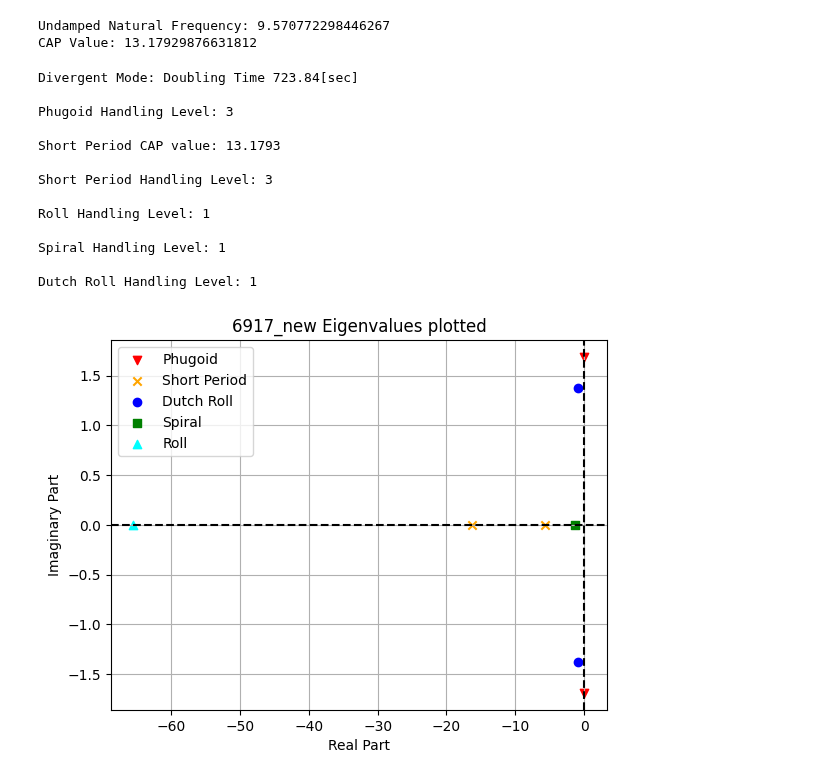
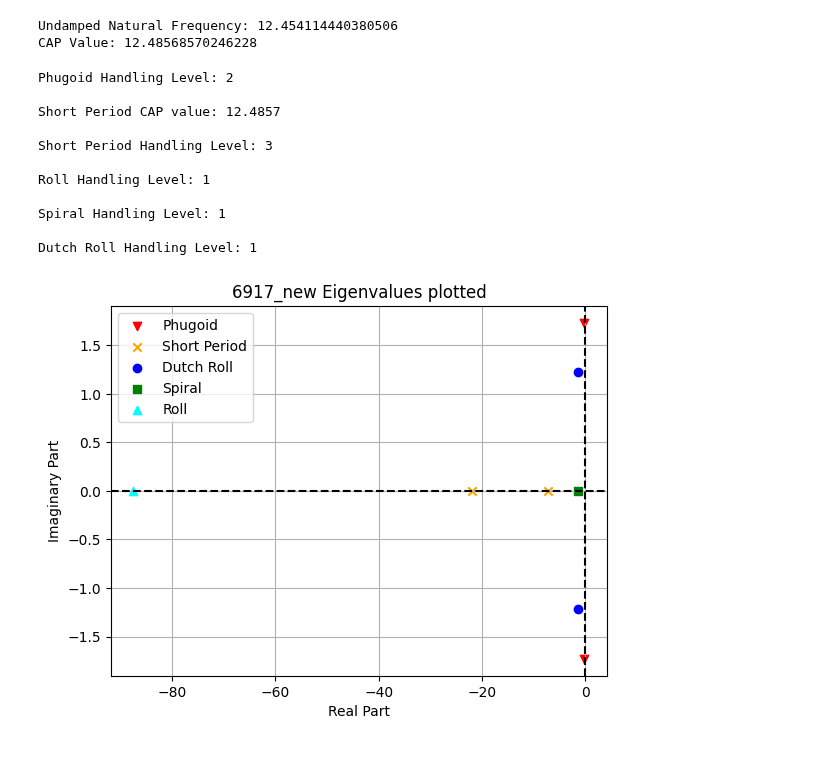
Before and after one commit to EricMLarsen/Spring_2024, a Jupyter notebook: Dynamics of Atmospheric Flight/Project_PartIV/EigenValue_Project_PartIV.ipynb, the cells around one changed output. Cells and saved outputs as stored; diff of their text form; code cells hidden in the pictures.

```diff
--- a/Dynamics of Atmospheric Flight/Project_PartIV/EigenValue_Project_PartIV.ipynb
+++ b/Dynamics of Atmospheric Flight/Project_PartIV/EigenValue_Project_PartIV.ipynb
@@ -113,7 +113,7 @@ g = 32.17 #gravity at logan elevation used for design
 
 #Get V_0 from the CL
 V_0 = np.sqrt((Weight)/(0.5*Wing_Area*Air_Density*CL_0))
-#V_0 = J_vals['initial']['airspeed[ft/s]']
+V_0 = J_vals['initial']['airspeed[ft/s]']
 #CW of aircraft
 CW = Weight/(0.5*Wing_Area*Air_Density*V_0**2)
 
@@ -862,8 +862,8 @@ CAP = W_n_sp**2/(CL_alpha/CW)
 
 print(f'CAP Value: {CAP}')
 # %% [output]
-Undamped Natural Frequency: 9.570772298446267
-CAP Value: 13.17929876631812
+Undamped Natural Frequency: 12.454114440380506
+CAP Value: 12.48568570246228
 # %%
 #A 16, compute the handling qualities for the baseline glider Category B flight phases
 
@@ -1013,11 +1013,9 @@ dutch_eigenval_2 = eigen_vals_lat[4]
 
 dutch_roll_B_handlevel(dutch_eigenval_1,dutch_eigenval_2,vel=V_0,span=Wing_Span)
 # %% [output]
-Divergent Mode: Doubling Time 723.84[sec]
+Phugoid Handling Level: 2
 
-Phugoid Handling Level: 3
-
-Short Period CAP value: 13.1793
+Short Period CAP value: 12.4857
 
 Short Period Handling Level: 3
 
@@ -1044,33 +1042,33 @@ Short_pred_eigenvalue_2 = eigen_vals_long_dim[2]
 #Roll
 
 Roll_eigenval = eigen_vals_lat_dim[2]
 
 #spiral
-Spiral_eigenval = eigen_vals_lat_dim[3]
+Spiral_eigenval = eigen_vals_lat_dim[5]
 
 #dutchroll
 dutch_eigenval_1 = eigen_vals_lat_dim[4]
-dutch_eigenval_2 = eigen_vals_lat_dim[5]
+dutch_eigenval_2 = eigen_vals_lat_dim[3]
 
 #Put evergything into one figure to see
 
 Eigen_dim_plot = plt.figure()
 plt.scatter(Phugoid_eigenvalue_1.real,Phugoid_eigenvalue_1.imag,color='red',label='Phugoid',marker='v')
 plt.scatter(Phugoid_eigenvalue_2.real,Phugoid_eigenvalue_2.imag,color='red',marker='v')
 plt.scatter(Short_pred_eigenvalue_2.real,Short_pred_eigenvalue_2.imag,color='orange',label='Short Period',marker='x')
 plt.scatter(Short_pred_eigenvalue_1.real,Short_pred_eigenvalue_1.imag,color='orange',marker='x')
 plt.scatter(dutch_eigenval_1.real,dutch_eigenval_1.imag,color='blue',label='Dutch Roll',marker='o')
 plt.scatter(dutch_eigenval_2.real,dutch_eigenval_2.imag,color='blue',marker='o')
 plt.scatter(Spiral_eigenval.real,Spiral_eigenval.imag,color='green',label='Spiral',marker='s')
 plt.scatter(Roll_eigenval.real,Roll_eigenval.imag,color='cyan',label='Roll',marker='^')
 plt.axhline(0, color='black', linestyle='--')
 plt.axvline(0, color='black', linestyle='--')
 plt.xlabel('Real Part')
 plt.ylabel('Imaginary Part')
 plt.title(f'{base_name} Eigenvalues plotted')
 plt.legend()
 plt.grid(True)
 Eigen_dim_plot.savefig(f'{base_name}/Eig_Model_labeled.png',dpi=200)
 plt.show()
 # %% [output]
-[figure, old version]
+[figure, new version]
```
Also changed, not shown: parts of 8 cells of this notebook, 33 other files.
